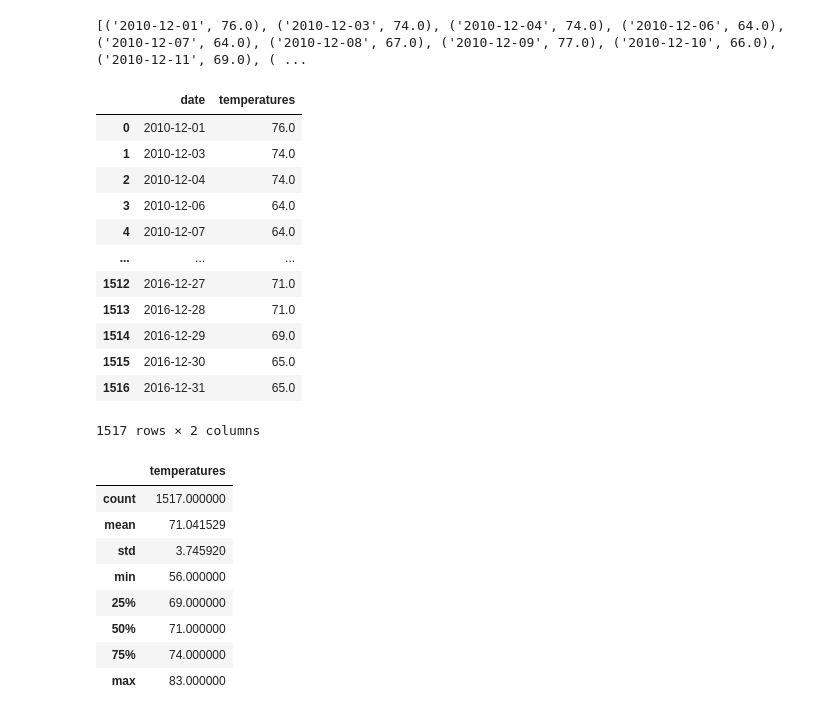
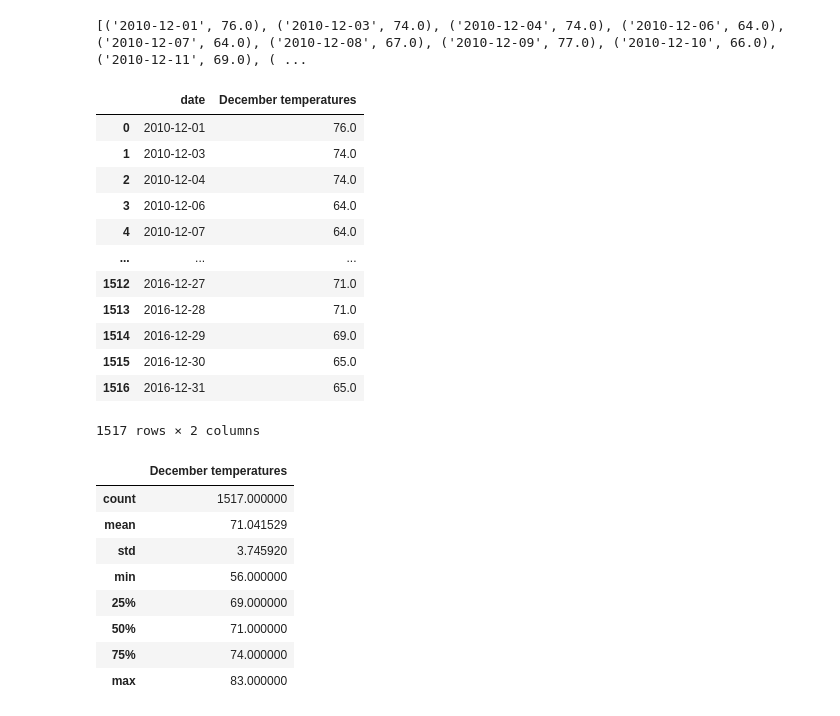
Before and after one commit to elena-chambers/surfs_up, a Jupyter notebook: SurfsUp_Challenge.ipynb, the cells around one changed output. Drawn from its saved outputs; the diff is of its cells as text; code cells hidden in the pictures.

```diff
--- a/SurfsUp_Challenge.ipynb
+++ b/SurfsUp_Challenge.ipynb
@@ -88,10 +88,10 @@ print(dec_temps)
 [('2010-12-01', 76.0), ('2010-12-03', 74.0), ('2010-12-04', 74.0), ('2010-12-06', 64.0), ('2010-12-07', 64.0), ('2010-12-08', 67.0), ('2010-12-09', 77.0), ('2010-12-10', 66.0), ('2010-12-11', 69.0), ( ...
 # %%
 # 8. Create a DataFrame from the list of temperatures for the month of December.
-df = pd.DataFrame(dec_temps, columns=['date','temperatures'])
+df = pd.DataFrame(dec_temps, columns=['date','December temperatures'])
 df
 # %% [output]
-|  | date | temperatures |
+|  | date | December temperatures |
 | 0 | 2010-12-01 | 76.0 |
 | 1 | 2010-12-03 | 74.0 |
 | 2 | 2010-12-04 | 74.0 |
@@ -108,7 +108,7 @@ df
 # 9. Calculate and print out the summary statistics for the Decemeber temperature DataFrame.
 df.describe()
 # %% [output]
-|  | temperatures |
+|  | December temperatures |
 | count | 1517.000000 |
 | mean | 71.041529 |
 | std | 3.745920 |
```
Also changed, not shown: parts of 4 cells of this notebook.
